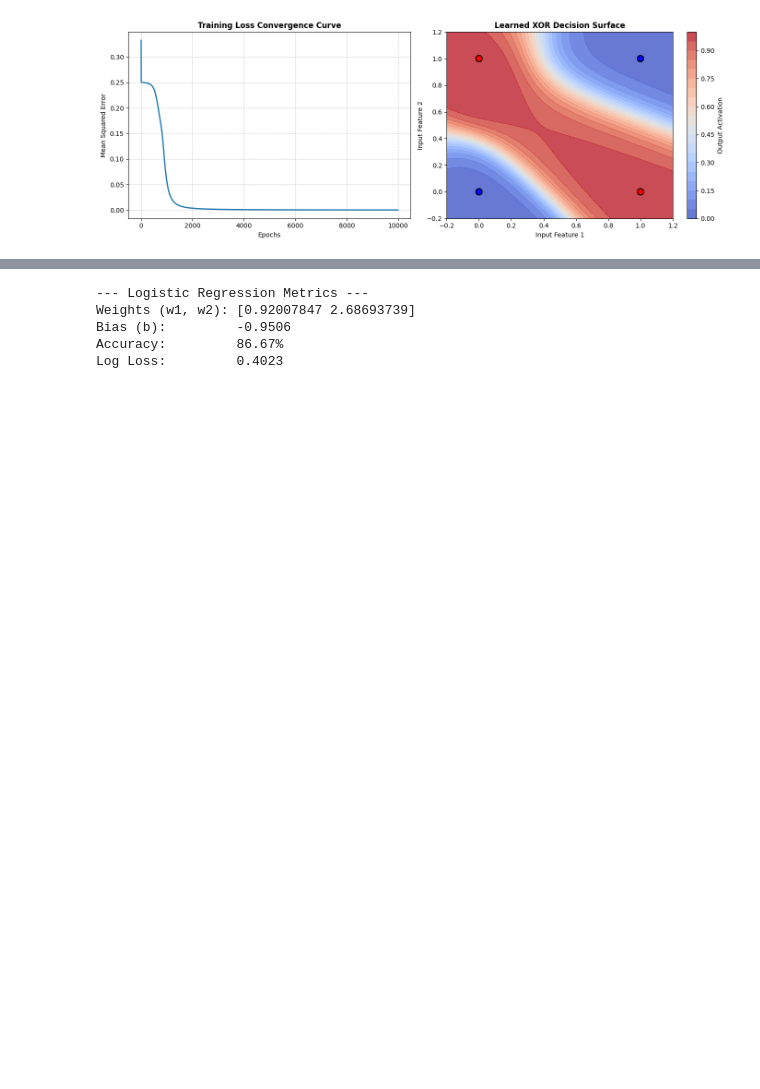
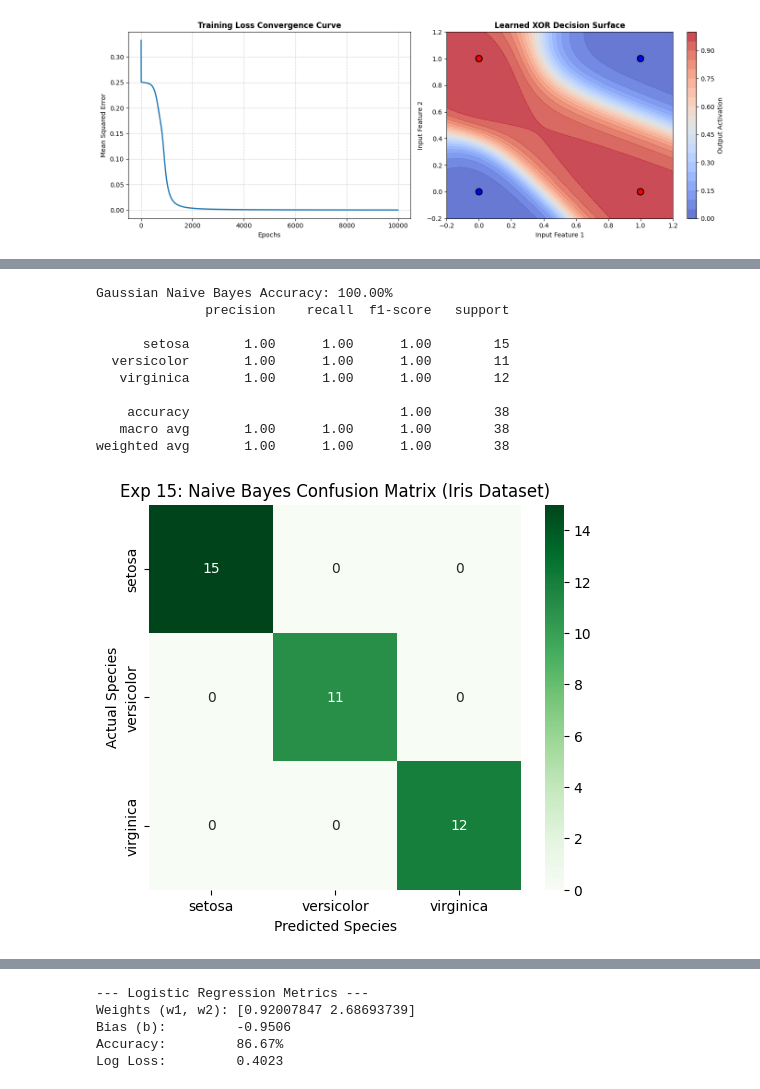
Before and after one commit to Dusyaant/FUNDAMENTALS-OF-MACHINE-LEARNING, a Jupyter notebook: MLA0202_Lab_Exps.ipynb, the cells around one changed output, grey strips where cells are left out. Saved outputs shown, nothing was run; the diff lists cells and outputs as text; code cells hidden in the pictures; blank space fills up the shorter version.

```diff
--- a/MLA0202_Lab_Exps.ipynb
+++ b/MLA0202_Lab_Exps.ipynb
@@ -320,0 +373,40 @@ Network Predictions:
+# %%
+import matplotlib.pyplot as plt
+import seaborn as sns
+from sklearn.datasets import load_iris
+from sklearn.model_selection import train_test_split
+from sklearn.naive_bayes import GaussianNB
+from sklearn.metrics import accuracy_score, classification_report, confusion_matrix
+
+# 1. Load Iris dataset
+iris = load_iris()
+X_train, X_test, y_train, y_test = train_test_split(iris.data, iris.target, test_size=0.25, random_state=42)
+
+# 2. Train Gaussian Naive Bayes
+gnb = GaussianNB()
+gnb.fit(X_train, y_train)
+y_pred = gnb.predict(X_test)
+
+print(f"Gaussian Naive Bayes Accuracy: {accuracy_score(y_test, y_pred):.2%}")
+print(classification_report(y_test, y_pred, target_names=iris.target_names))
+
+# 3. Plot Confusion Matrix
+cm = confusion_matrix(y_test, y_pred)
+plt.figure(figsize=(6, 5))
+sns.heatmap(cm, annot=True, fmt='d', cmap='Greens', xticklabels=iris.target_names, yticklabels=iris.target_names)
+plt.title('Exp 15: Naive Bayes Confusion Matrix (Iris Dataset)')
+plt.xlabel('Predicted Species')
+plt.ylabel('Actual Species')
+plt.show()
+# %% [output]
+Gaussian Naive Bayes Accuracy: 100.00%
+              precision    recall  f1-score   support
+
+      setosa       1.00      1.00      1.00        15
+  versicolor       1.00      1.00      1.00        11
+   virginica       1.00      1.00      1.00        12
+
+    accuracy                           1.00        38
+   macro avg       1.00      1.00      1.00        38
+weighted avg       1.00      1.00      1.00        38
+[figure, added]
```
Also changed, not shown: parts of 10 cells of this notebook.
